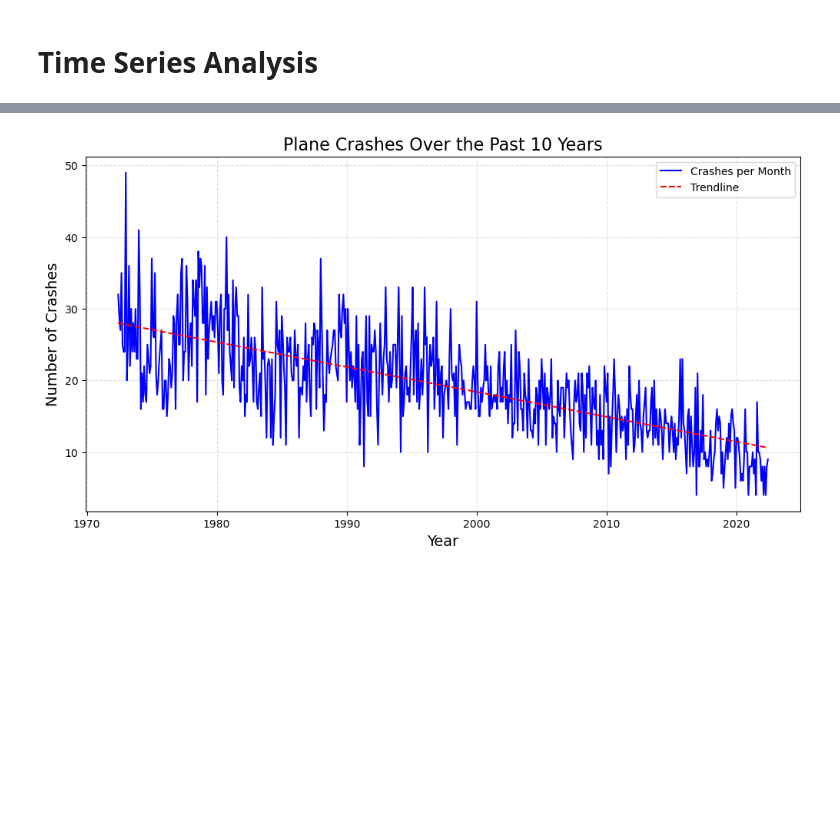
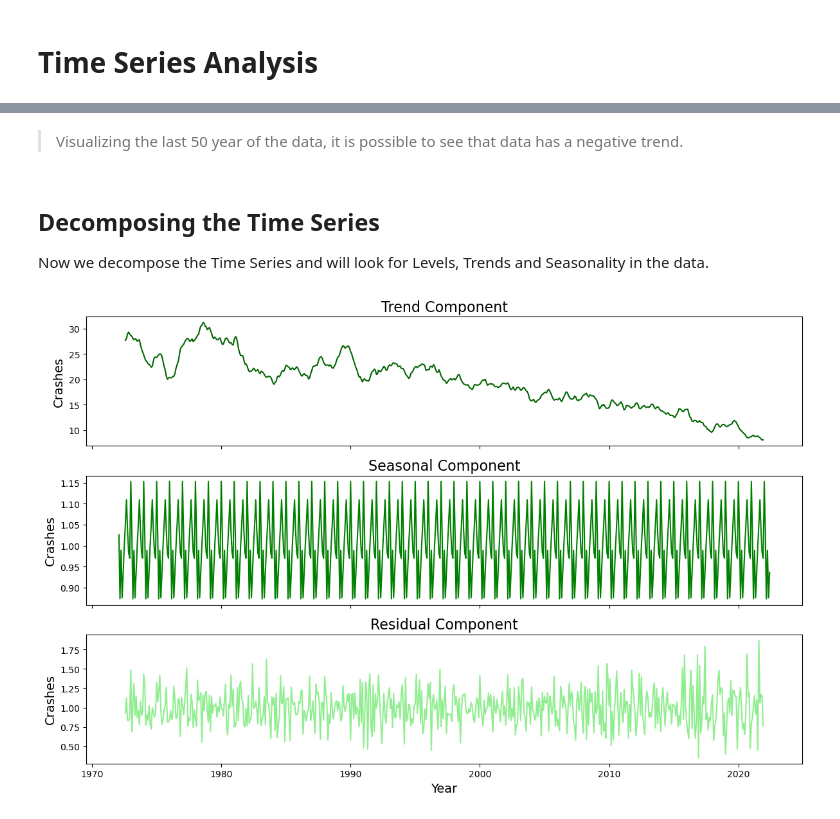
Before and after one commit to heitorgaf/Machine-Learning-for-Business, a Jupyter notebook: MLBus_HDipData_CA1.ipynb, the cells around one changed output, grey strips where cells are left out. Drawn from its saved outputs; the diff is of its cells as text; code cells hidden in the pictures; blank space fills up the shorter version.

```diff
--- a/MLBus_HDipData_CA1.ipynb
+++ b/MLBus_HDipData_CA1.ipynb
@@ -69,3 +79,4 @@ warnings.filterwarnings('ignore')
 # %%
-# Load the dataset from Plane Crashes.csv
-df = pd.read_csv('Plane Crashes.csv', parse_dates = True)
+# Load the dataset from Plane Crashes.csv and display head(2)
+df = pd.read_csv('../../data/Plane Crashes.csv')
+df.head(2)
@@ -88,4 +99,0 @@ df.shape
-# %%
-# Select the past 50 Years data - The recent data allow us to capture contemporary trends and patterns.
-df = df.loc['1972-05-01':'2022-05-31']
-df.head()
@@ -293,2 +281,5 @@ Aircraft                  0
 dtype: int64
+# %%
+# Select the last 50 years
+df = df.loc['1972-01-01':'2022-05-31']
 # %%
@@ -349,31 +359,37 @@ new_df.describe()
+# %% [markdown]
+> Visualizing the last 50 year of the data, it is possible to see that data has a negative trend.
+# %% [markdown]
+## Decomposing the Time Series
+Now we decompose the Time Series and will look for Levels, Trends and Seasonality in the data.
 # %%
-# Group data by year and count the number of crashes in each year
-crashes = df.resample('M').size()
+# Perform seasonal decomposition
+decomposition = seasonal_decompose(ts_df, model='multiplicative') #additive
 
-# Create a time series plot
-plt.figure(figsize=(12, 6))
+# Create a 3x1 grid of subplots
+fig, axes = plt.subplots(3, 1, figsize=(12, 8), sharex=True)
 
-# Plot the data
-sns.lineplot(x=crashes.index, y=crashes.values, label='Crashes per Month', color='b')
+# Plot the trend component
+axes[0].plot(decomposition.trend, color='darkgreen')
+axes[0].set_title('Trend Component',fontsize=16)
+axes[0].set_ylabel('Crashes',fontsize=14)
 
-# Add a trendline (linear regression)
-from sklearn.linear_model import LinearRegression
-X = np.arange(len(crashes)).reshape(-1, 1)
-y = crashes.values
-reg = LinearRegression().fit(X, y)
-trendline = reg.predict(X)
-plt.plot(crashes.index, trendline, linestyle='--', label='Trendline', color='r')
+# Plot the seasonal component
+axes[1].plot(decomposition.seasonal, color='g')
+axes[1].set_title('Seasonal Component',fontsize=16)
+axes[1].set_ylabel('Crashes',fontsize=14)
 
-plt.title('Plane Crashes Over the Past 10 Years',fontsize=16)
-plt.xlabel('Year',fontsize=14)
-plt.ylabel('Number of Crashes',fontsize=14)
+# Plot the residual component
+axes[2].plot(decomposition.resid, color='lightgreen')
+axes[2].set_title('Residual Component',fontsize=16)
+axes[2].set_ylabel('Crashes',fontsize=14)
 
-# Add grid lines
-plt.grid(True, linestyle='--', alpha=0.4)
+# Customize axis labels
+axes[2].set_xlabel('Year',fontsize=14)
 
-# Provide a clear legend
-plt.legend()
+# Adjust the layout
+plt.tight_layout()
 
+# Show the plot
 plt.show()
 # %% [output]
-[figure, old version]
+[figure, new version]
```
Also changed, not shown: parts of 61 cells of this notebook, 1 other file.
